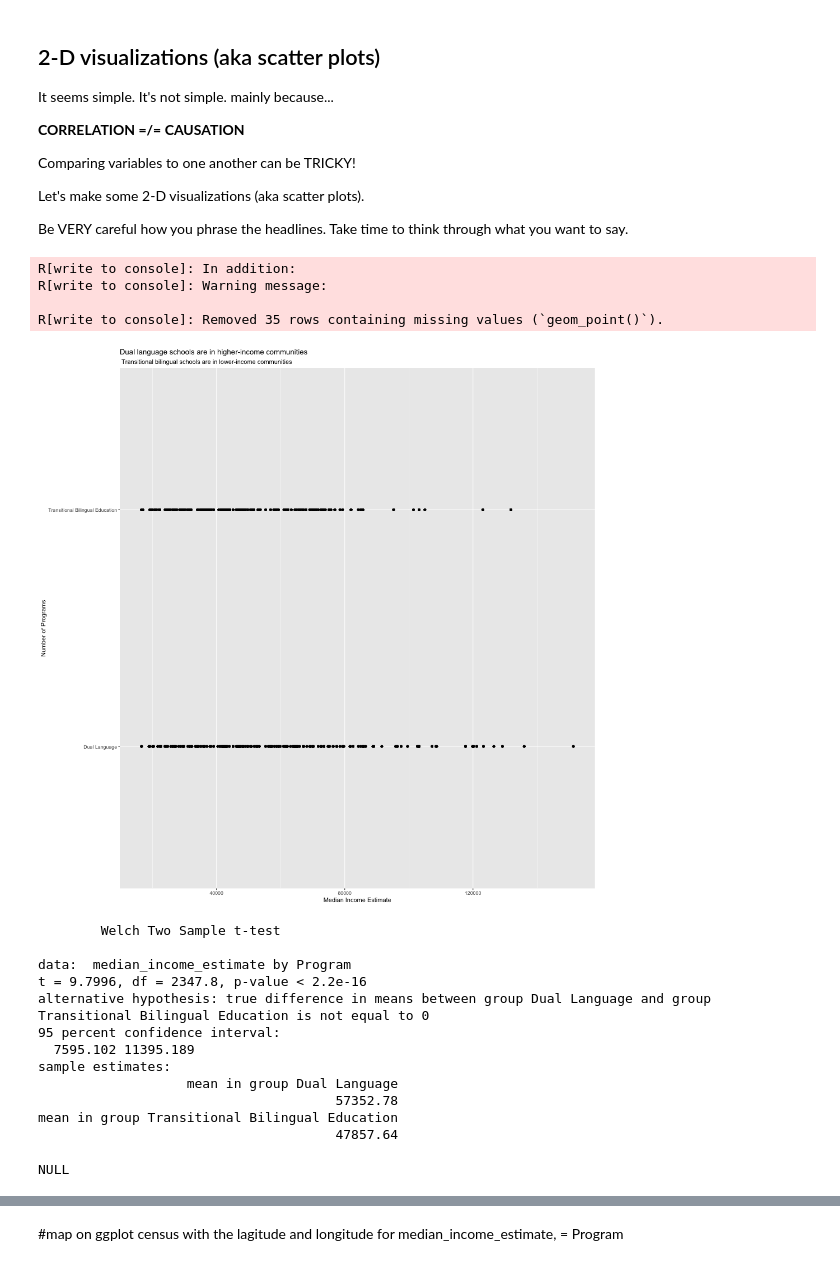
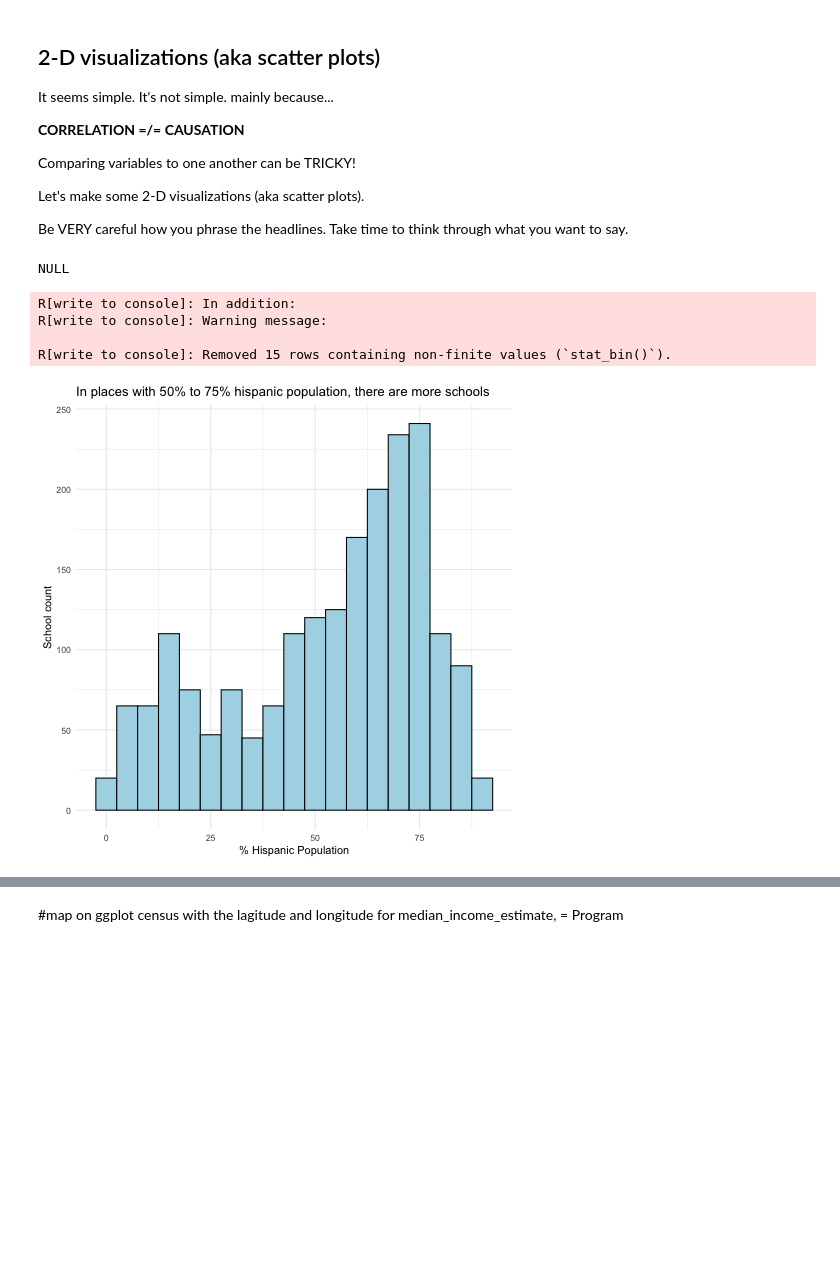
Before and after one commit to renatadaou/connect-to-census, a Jupyter notebook: scatterplots.ipynb, the cells around one changed output, grey strips where cells are left out. Cells and saved outputs as stored; diff of their text form; code cells hidden in the pictures; blank space fills up the shorter version.

```diff
--- a/scatterplots.ipynb
+++ b/scatterplots.ipynb
@@ -100,39 +100,6 @@ Comparing variables to one another can be TRICKY!
 Let's make some 2-D visualizations (aka scatter plots).
 
 Be VERY careful how you phrase the headlines. Take time to think through what you want to say.
-# %%
-%%R -w 1000 -h 1000
-
-library(ggplot2)
-
-ggplot(df, aes(x = median_income_estimate, y = Program)) +
-    geom_point() +
-    labs(x = "Median Income Estimate", y = "Number of Programs", subtitle = " Transitional bilingual schools are in lower-income communities") +
-    ggtitle("Dual language schools are in higher-income communities")
-# %% [output]
-R[write to console]: In addition:
-R[write to console]: Warning message:
-
-R[write to console]: Removed 35 rows containing missing values (`geom_point()`).
-[figure, removed]
-# %%
-%%R -o df
-
- #perform the t test with Program
-t.test(median_income_estimate ~ Program, data = df)
-# %% [output]
-        Welch Two Sample t-test
-
-data:  median_income_estimate by Program
-t = 9.7996, df = 2347.8, p-value < 2.2e-16
-alternative hypothesis: true difference in means between group Dual Language and group Transitional Bilingual Education is not equal to 0
-95 percent confidence interval:
-  7595.102 11395.189
-sample estimates:
-                   mean in group Dual Language
-                                      57352.78
-mean in group Transitional Bilingual Education
-                                      47857.64
 # %%
 %%R
 
@@ -149,0 +116,21 @@ NULL
+# %%
+data = pd.read_csv('combinedwithcensus.csv')
+data['percent_hispanic_estimate'] = data['percent_hispanic_estimate'] *100
+# %%
+%%R -i data
+
+data <- data %>%
+  filter(Language == "Spanish")
+
+# create histogram with pct_hispanic_population
+
+ggplot(data, aes(x = percent_hispanic_estimate)) +
+    geom_histogram(binwidth = 5, fill = "lightblue", color = "black") +
+    labs(title = "In places with 50% to 75% hispanic population, there are more schools", x = "% Hispanic Population", y = "School count") +
+    theme_minimal()
+# %% [output]
+R[write to console]: In addition:
+R[write to console]: Warning message:
+
+R[write to console]: Removed 15 rows containing non-finite values (`stat_bin()`).
+[figure, added]
```
Also changed, not shown: parts of 9 cells of this notebook, 3 other files.
